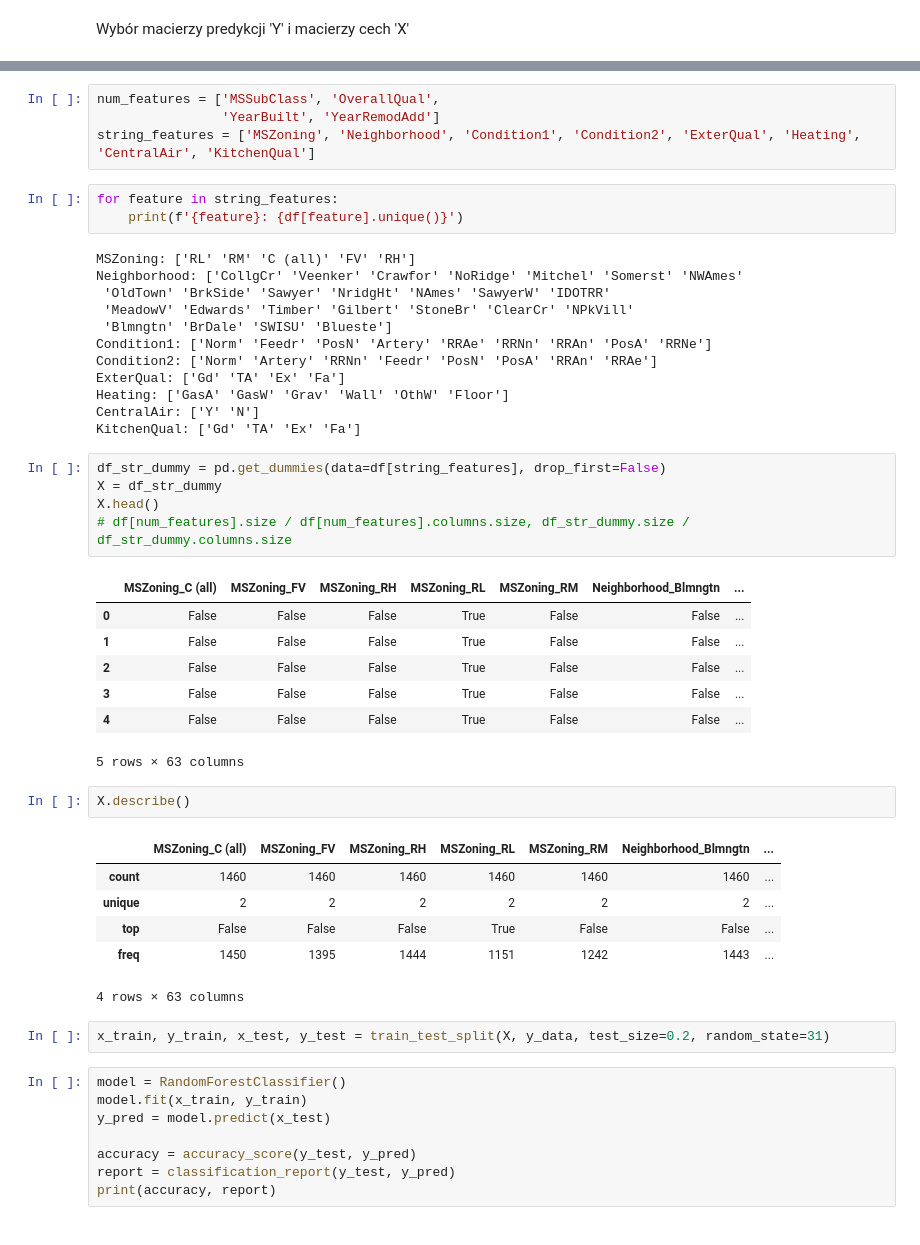
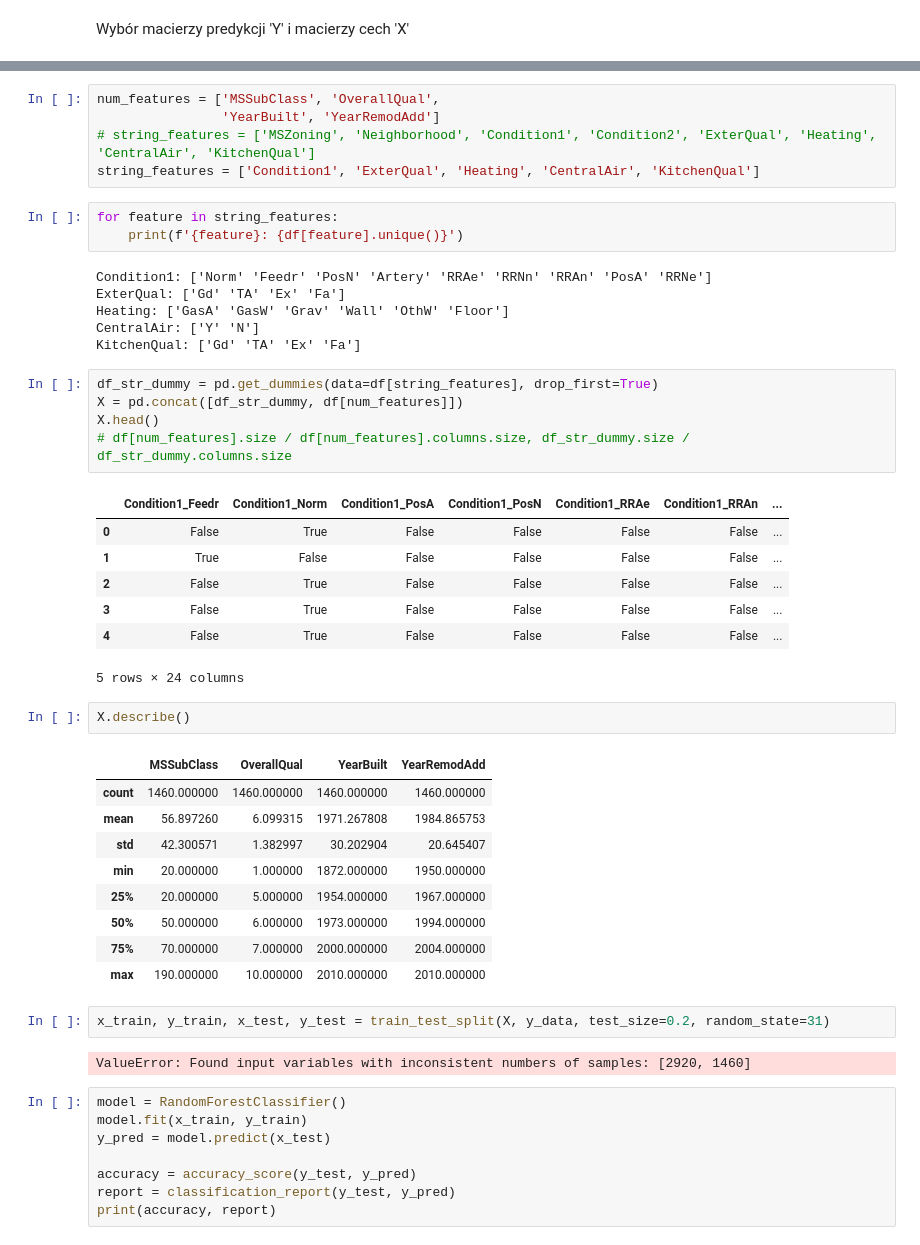
Before and after one commit to Purchowa/Uni_proj, a Jupyter notebook: MachineLearning/Lab_6/ML_Lab6.ipynb, the cells around one changed output, grey strips where cells are left out. Drawn from its saved outputs; the diff is of its cells as text.

```diff
--- a/MachineLearning/Lab_6/ML_Lab6.ipynb
+++ b/MachineLearning/Lab_6/ML_Lab6.ipynb
@@ -68,46 +68,46 @@ Nazwa: SalePrice ilosc unikatowych wartosci: 663
 # %%
 num_features = ['MSSubClass', 'OverallQual',
                 'YearBuilt', 'YearRemodAdd']
-string_features = ['MSZoning', 'Neighborhood', 'Condition1', 'Condition2', 'ExterQual', 'Heating', 'CentralAir', 'KitchenQual']
+# string_features = ['MSZoning', 'Neighborhood', 'Condition1', 'Condition2', 'ExterQual', 'Heating', 'CentralAir', 'KitchenQual']
+string_features = ['Condition1', 'ExterQual', 'Heating', 'CentralAir', 'KitchenQual']
 # %%
 for feature in string_features:
     print(f'{feature}: {df[feature].unique()}')
 # %% [output]
-MSZoning: ['RL' 'RM' 'C (all)' 'FV' 'RH']
-Neighborhood: ['CollgCr' 'Veenker' 'Crawfor' 'NoRidge' 'Mitchel' 'Somerst' 'NWAmes'
- 'OldTown' 'BrkSide' 'Sawyer' 'NridgHt' 'NAmes' 'SawyerW' 'IDOTRR'
- 'MeadowV' 'Edwards' 'Timber' 'Gilbert' 'StoneBr' 'ClearCr' 'NPkVill'
- 'Blmngtn' 'BrDale' 'SWISU' 'Blueste']
 Condition1: ['Norm' 'Feedr' 'PosN' 'Artery' 'RRAe' 'RRNn' 'RRAn' 'PosA' 'RRNe']
-Condition2: ['Norm' 'Artery' 'RRNn' 'Feedr' 'PosN' 'PosA' 'RRAn' 'RRAe']
 ExterQual: ['Gd' 'TA' 'Ex' 'Fa']
 Heating: ['GasA' 'GasW' 'Grav' 'Wall' 'OthW' 'Floor']
 CentralAir: ['Y' 'N']
 KitchenQual: ['Gd' 'TA' 'Ex' 'Fa']
 # %%
-df_str_dummy = pd.get_dummies(data=df[string_features], drop_first=False)
-X = df_str_dummy
+df_str_dummy = pd.get_dummies(data=df[string_features], drop_first=True)
+X = pd.concat([df_str_dummy, df[num_features]])
 X.head()
 # df[num_features].size / df[num_features].columns.size, df_str_dummy.size / df_str_dummy.columns.size
 # %% [output]
-|  | MSZoning_C (all) | MSZoning_FV | MSZoning_RH | MSZoning_RL | MSZoning_RM | Neighborhood_Blmngtn | ... |
-| 0 | False | False | False | True | False | False | ... |
-| 1 | False | False | False | True | False | False | ... |
-| 2 | False | False | False | True | False | False | ... |
-| 3 | False | False | False | True | False | False | ... |
-| 4 | False | False | False | True | False | False | ... |
+|  | Condition1_Feedr | Condition1_Norm | Condition1_PosA | Condition1_PosN | Condition1_RRAe | Condition1_RRAn | ... |
+| 0 | False | True | False | False | False | False | ... |
+| 1 | True | False | False | False | False | False | ... |
+| 2 | False | True | False | False | False | False | ... |
+| 3 | False | True | False | False | False | False | ... |
+| 4 | False | True | False | False | False | False | ... |
-5 rows × 63 columns
+5 rows × 24 columns
 # %%
 X.describe()
 # %% [output]
-|  | MSZoning_C (all) | MSZoning_FV | MSZoning_RH | MSZoning_RL | MSZoning_RM | Neighborhood_Blmngtn | ... |
-| count | 1460 | 1460 | 1460 | 1460 | 1460 | 1460 | ... |
-| unique | 2 | 2 | 2 | 2 | 2 | 2 | ... |
-| top | False | False | False | True | False | False | ... |
-| freq | 1450 | 1395 | 1444 | 1151 | 1242 | 1443 | ... |
+|  | MSSubClass | OverallQual | YearBuilt | YearRemodAdd |
+| count | 1460.000000 | 1460.000000 | 1460.000000 | 1460.000000 |
+| mean | 56.897260 | 6.099315 | 1971.267808 | 1984.865753 |
+| std | 42.300571 | 1.382997 | 30.202904 | 20.645407 |
+| min | 20.000000 | 1.000000 | 1872.000000 | 1950.000000 |
+| 25% | 20.000000 | 5.000000 | 1954.000000 | 1967.000000 |
+| 50% | 50.000000 | 6.000000 | 1973.000000 | 1994.000000 |
+| 75% | 70.000000 | 7.000000 | 2000.000000 | 2004.000000 |
+| max | 190.000000 | 10.000000 | 2010.000000 | 2010.000000 |
-4 rows × 63 columns
 # %%
 x_train, y_train, x_test, y_test = train_test_split(X, y_data, test_size=0.2, random_state=31)
+# %% [output]
+ValueError: Found input variables with inconsistent numbers of samples: [2920, 1460]
 # %%
 model = RandomForestClassifier()
 model.fit(x_train, y_train)
```
Also changed, not shown: parts of 1 cell of this notebook, 7 other files.
